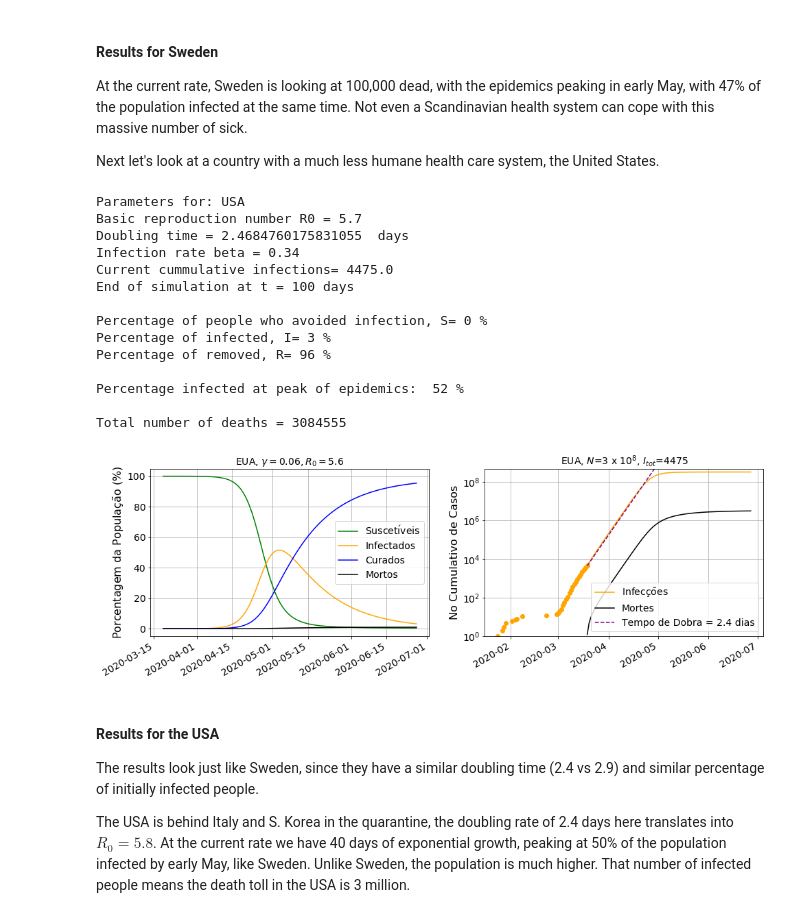
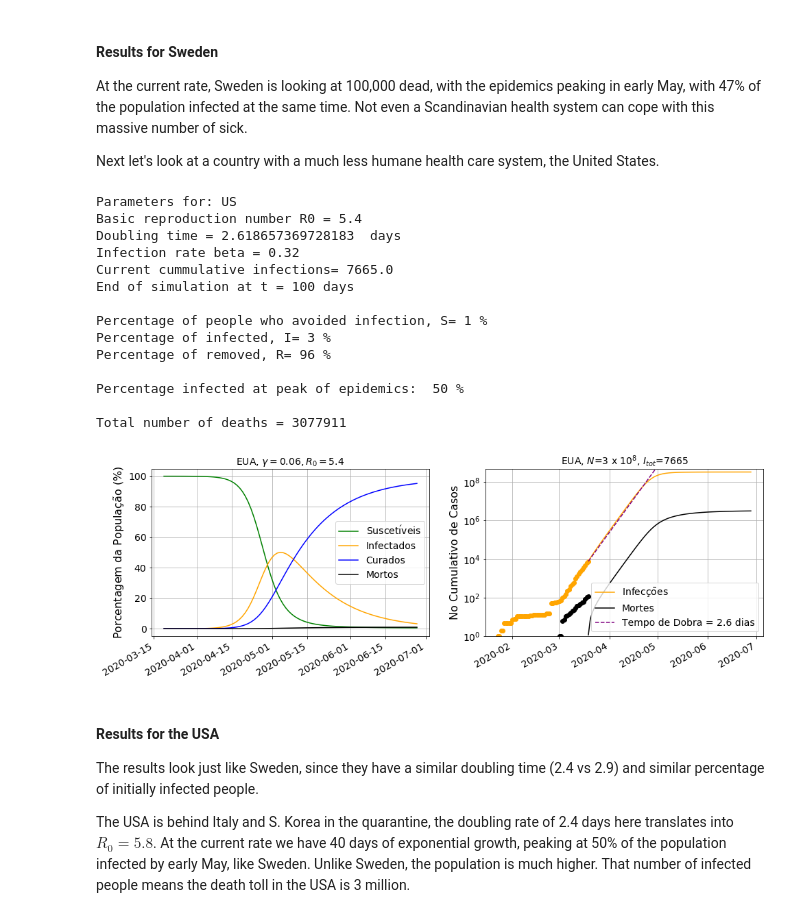
Before and after one commit to wlyra/covid19, a Jupyter notebook: covid19.ipynb, the cells around one changed output. Drawn from its saved outputs; the diff is of its cells as text; code cells hidden in the pictures.

```diff
--- a/covid19.ipynb
+++ b/covid19.ipynb
@@ -587,24 +592,24 @@ At the current rate, Sweden is looking at 100,000 dead, with the epidemics peaki
 
 Next let's look at a country with a much less humane health care system, the United States.
 # %%
-country = select_country('USA')
+country = select_country('US')
 f = plottage(country,RK3(country))
 # %% [output]
-Parameters for: USA
-Basic reproduction number R0 = 5.7
-Doubling time = 2.4684760175831055  days
-Infection rate beta = 0.34
-Current cummulative infections= 4475.0
+Parameters for: US
+Basic reproduction number R0 = 5.4
+Doubling time = 2.618657369728183  days
+Infection rate beta = 0.32
+Current cummulative infections= 7665.0
 End of simulation at t = 100 days
 
-Percentage of people who avoided infection, S= 0 %
+Percentage of people who avoided infection, S= 1 %
 Percentage of infected, I= 3 %
 Percentage of removed, R= 96 %
 
-Percentage infected at peak of epidemics:  52 %
+Percentage infected at peak of epidemics:  50 %
 
-Total number of deaths = 3084555
+Total number of deaths = 3077911
-[figure, old version]
+[figure, new version]
 # %% [markdown]
 #### Results for the USA
 
```
Also changed, not shown: parts of 8 cells of this notebook.
